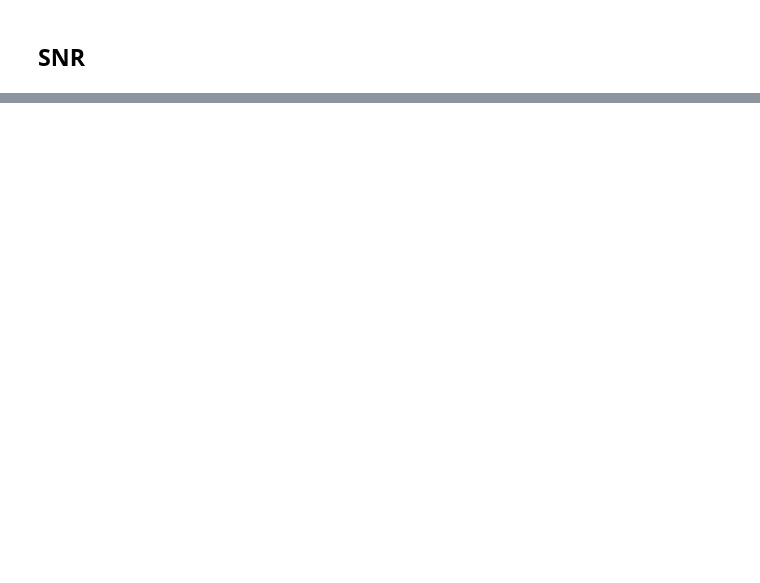
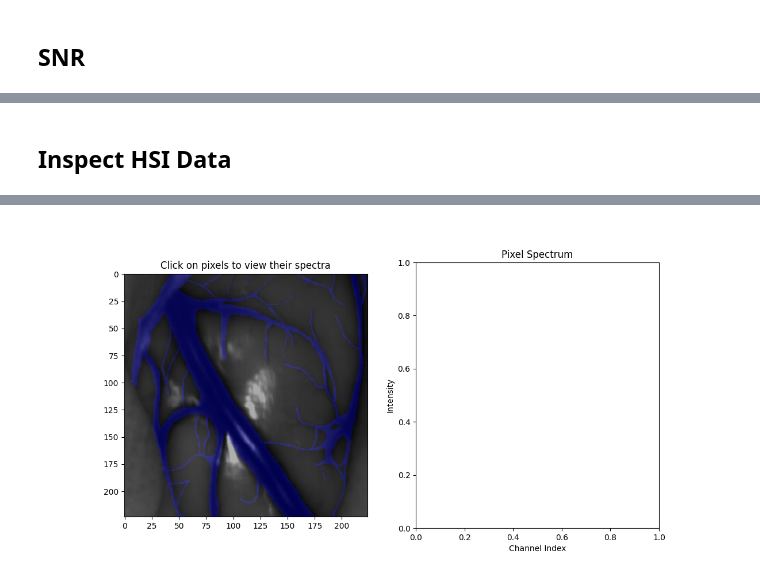
Before and after one commit to TimMachTUM/hsi-brain-segmentation, a Jupyter notebook: dataset-analysis.ipynb, the cells around one changed output, grey strips where cells are left out. Saved outputs shown, nothing was run; the diff lists cells and outputs as text; code cells hidden in the pictures; blank space fills up the shorter version.

Commit message:
added interactive spectra visualization

```diff
--- a/dataset-analysis.ipynb
+++ b/dataset-analysis.ipynb
@@ -160,0 +185,8 @@ plot_snr_distribution(trainloader_HSI, title=f"SNR Distribution of HSI Train Dat
+# %% [markdown]
+## Inspect HSI Data
+# %%
+from visualize_data import show_interactive_image_with_spectrum
+
+%matplotlib widget
+show_interactive_image_with_spectrum(image_id=4, rgb=False)
+# %% [output]
@@ -160,0 +194 @@ plot_snr_distribution(trainloader_HSI, title=f"SNR Distribution of HSI Train Dat
+[figure, added]
```
Also changed, not shown: parts of 4 cells of this notebook, 2 other files.
